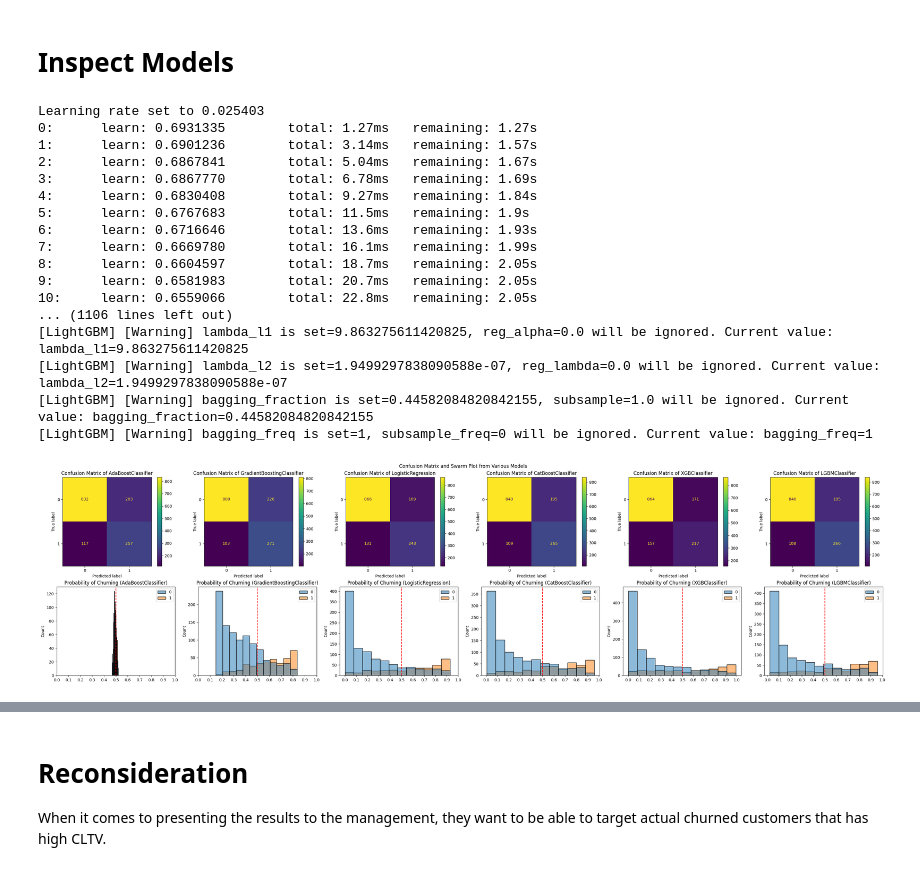
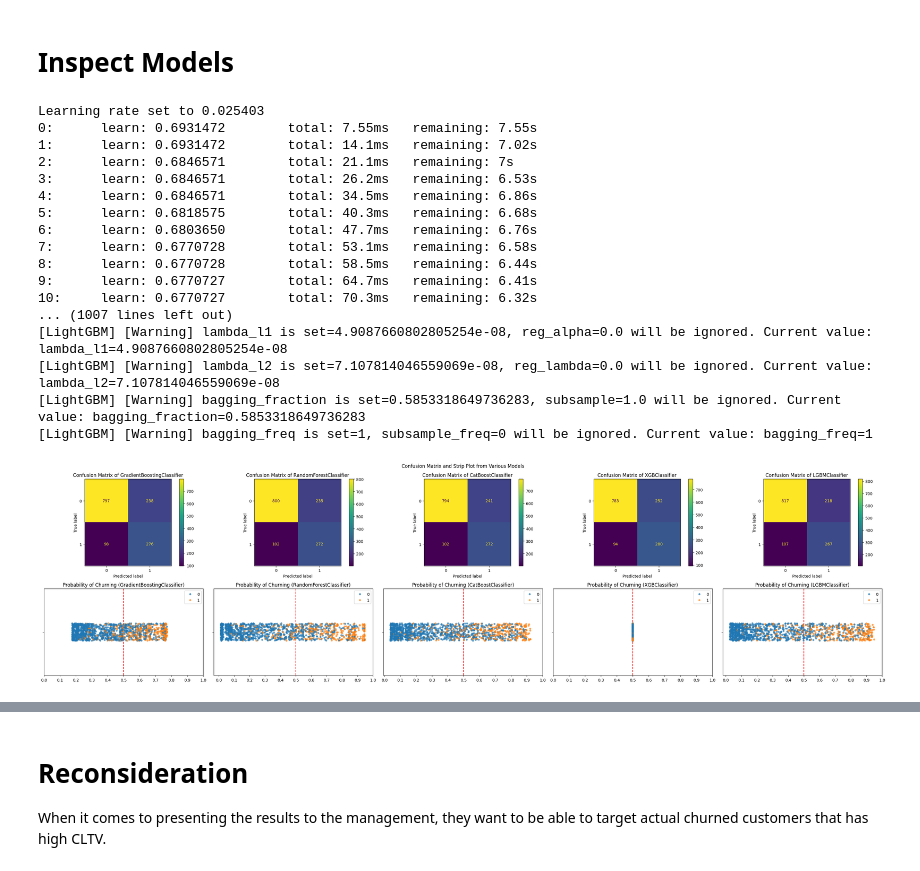
Before and after one commit to marcellinus-witarsah/data-challenge-dsw-2023, a Jupyter notebook: notebooks/03_churn_model.ipynb, the cells around one changed output, grey strips where cells are left out. Drawn from its saved outputs; the diff is of its cells as text; code cells hidden in the pictures.

```diff
--- a/notebooks/03_churn_model.ipynb
+++ b/notebooks/03_churn_model.ipynb
@@ -276,3 +277,12 @@ fig.tight_layout()
 3. People who's monthly purchase is around **125K** and didn't use the internet service for any of the products has more change of churning
 # %% [markdown]
 Users who churned they don't use the internet service for accessing those products
+# %%
+def check_internet_service(row):
+    if row['Games Product'] == "No internet service"\
+        and row['Music Product'] == "No internet service"\
+        and row['Education Product'] == "No internet service"\
+        and row['Video Product'] == "No internet service"\
+        and row['Use MyApp'] == "No internet service":
+        return 0
+    else: return 1
@@ -697,14 +756,19 @@ df["Products Used"] = df[["Games Product", "Music Product", "Education Product",
         + uses_internet_for_product(x["Music Product"])
         + uses_internet_for_product(x["Education Product"])
         + uses_internet_for_product(x["Video Product"])
-        + uses_internet_for_product(x["Use MyApp"]), axis=1)
+        + uses_internet_for_product(x["Use MyApp"]), axis=1)  # feature engineering
 df["Monthly Purchase Per Item"] = df[["Monthly Purchase (Thou. IDR)", "Products Used"]]\
-    .apply(lambda x: x["Monthly Purchase (Thou. IDR)"] / x["Products Used"] if x["Products Used"] > 0 else x["Monthly Purchase (Thou. IDR)"], axis=1)
+    .apply(lambda x: x["Monthly Purchase (Thou. IDR)"] / x["Products Used"] if x["Products Used"] > 0 else x["Monthly Purchase (Thou. IDR)"], axis=1)  # feature engineering
 df["Total Purchase"] = df["Tenure Months"] * df["Monthly Purchase (Thou. IDR)"]  # feature engineering
 df["Total Purchase Per Item"] = df["Tenure Months"] * df["Monthly Purchase Per Item"]  # feature engineering
 df = df.drop(columns=["Customer ID", "Location", "Longitude", "Latitude", "CLTV (Predicted Thou. IDR)", "Products Used"])  # drop unimportant data
 X, y = pd.get_dummies(df.drop(columns=["Churn Label"]), dtype=int), df["Churn Label"]  # split data
 X_train, X_test, y_train, y_test = train_test_split(X, y, test_size=0.2, random_state=42, stratify=y, shuffle=True)
+
+# Oversampling
+# ========================================
+oversampler = SVMSMOTE(random_state=42)
+X_train, y_train = oversampler.fit_resample(X_train, y_train)
 
 # Scale data
 # ========================================
@@ -714,6 +778,9 @@ X_test = scaler.transform(X_test)
 
 models = [
     LogisticRegression(random_state=42, max_iter=200),
+    SVC(random_state=42),
+    KNeighborsClassifier(),
+    GaussianNB(),
     DecisionTreeClassifier(random_state=42),
     RandomForestClassifier(random_state=42),
     AdaBoostClassifier(random_state=42),
@@ -732,22 +799,23 @@ roc_aucs = []
 for model in models:
     # Cross Validation
     # ========================================
-    cv = StratifiedShuffleSplit(n_splits=5,  test_size=0.2, random_state=42)
-    score = cross_val_score(model, X_train, y_train, cv=cv, scoring='f1')
-    f1s.append(score.mean())
+    cv = StratifiedShuffleSplit(n_splits=10,  test_size=0.2, random_state=42)
+    score = cross_val_score(model, X_train, y_train, cv=cv, scoring='roc_auc')
+    roc_aucs.append(score.mean())
     print(f"{model.__class__.__name__} done")
 
 
 df_model = pd.DataFrame(
     {
         "Model": [model.__class__.__name__ for model in models],
-        "F1 Score": f1s,
+        "ROC AUC": roc_aucs,
     }
-).set_index("Model")
+).set_index("Model").sort_values(by="ROC AUC")
 
 # plot the f1 score comparison
-df_model.sort_values(by="F1 Score").plot.barh()
-plt.title("F1 Score from Each Model")
+df_model.plot.barh()
+plt.title("ROC AUC from Each Model")
 plt.legend(loc="lower left")
 plt.show()
+display(df_model)
 # %% [output]
@@ -1851,52 +1472,52 @@ for i, (model, params) in enumerate(pair_model_params):
     # Create Model and Predict
     # ==============================================
     model = model(**params)
     model.fit(X_train, y_train)
 
     # Predict
     # ==============================================
     y_pred_proba = model.predict_proba(X_test)
     y_pred = [1 if prob > threshold else 0 for prob in y_pred_proba[:,1]]
 
     recalls.append(recall_score(y_test, y_pred))
     precisions.append(precision_score(y_test, y_pred))
     f1s.append(f1_score(y_test, y_pred))
     roc_aucs.append(roc_auc_score(y_test, y_pred))
     models.append(model.__class__.__name__)
 
     # confusion matrix
     cm = confusion_matrix(y_test, y_pred, labels=model.classes_)
     cmp = ConfusionMatrixDisplay(confusion_matrix=cm, display_labels=model.classes_)
     cmp.plot(ax=ax[0][i])
     ax[0][i].set_title(f"Confusion Matrix of {model.__class__.__name__}")
 
-    # swarm plot
-    sns.histplot(x=y_pred_proba[:, 1], hue=y_test.tolist(), ax=ax[1][i])
+    # Stripplot plot
+    sns.stripplot(x=y_pred_proba[:, 1], hue=y_test.tolist(), ax=ax[1][i], alpha=0.7)
     ax[1][i].set_title(f"Probability of Churning ({model.__class__.__name__})")
     ax[1][i].axvline(threshold, label="Threshold", color="red", linestyle="--")
     ax[1][i].set_xticks(np.arange(0, 1.001, 0.1))
 
-fig.suptitle("Confusion Matrix and Swarm Plot from Various Models")
+fig.suptitle("Confusion Matrix and Strip Plot from Various Models")
 fig.tight_layout()
 # %% [output]
 Learning rate set to 0.025403
-0:      learn: 0.6931335        total: 1.27ms   remaining: 1.27s
-1:      learn: 0.6901236        total: 3.14ms   remaining: 1.57s
-2:      learn: 0.6867841        total: 5.04ms   remaining: 1.67s
-3:      learn: 0.6867770        total: 6.78ms   remaining: 1.69s
-4:      learn: 0.6830408        total: 9.27ms   remaining: 1.84s
-5:      learn: 0.6767683        total: 11.5ms   remaining: 1.9s
-6:      learn: 0.6716646        total: 13.6ms   remaining: 1.93s
-7:      learn: 0.6669780        total: 16.1ms   remaining: 1.99s
-8:      learn: 0.6604597        total: 18.7ms   remaining: 2.05s
-9:      learn: 0.6581983        total: 20.7ms   remaining: 2.05s
-10:     learn: 0.6559066        total: 22.8ms   remaining: 2.05s
-... (1106 lines left out)
-[LightGBM] [Warning] lambda_l1 is set=9.863275611420825, reg_alpha=0.0 will be ignored. Current value: lambda_l1=9.863275611420825
-[LightGBM] [Warning] lambda_l2 is set=1.9499297838090588e-07, reg_lambda=0.0 will be ignored. Current value: lambda_l2=1.9499297838090588e-07
-[LightGBM] [Warning] bagging_fraction is set=0.44582084820842155, subsample=1.0 will be ignored. Current value: bagging_fraction=0.44582084820842155
+0:      learn: 0.6931472        total: 7.55ms   remaining: 7.55s
+1:      learn: 0.6931472        total: 14.1ms   remaining: 7.02s
+2:      learn: 0.6846571        total: 21.1ms   remaining: 7s
+3:      learn: 0.6846571        total: 26.2ms   remaining: 6.53s
+4:      learn: 0.6846571        total: 34.5ms   remaining: 6.86s
+5:      learn: 0.6818575        total: 40.3ms   remaining: 6.68s
+6:      learn: 0.6803650        total: 47.7ms   remaining: 6.76s
+7:      learn: 0.6770728        total: 53.1ms   remaining: 6.58s
+8:      learn: 0.6770728        total: 58.5ms   remaining: 6.44s
+9:      learn: 0.6770727        total: 64.7ms   remaining: 6.41s
+10:     learn: 0.6770727        total: 70.3ms   remaining: 6.32s
+... (1007 lines left out)
+[LightGBM] [Warning] lambda_l1 is set=4.9087660802805254e-08, reg_alpha=0.0 will be ignored. Current value: lambda_l1=4.9087660802805254e-08
+[LightGBM] [Warning] lambda_l2 is set=7.107814046559069e-08, reg_lambda=0.0 will be ignored. Current value: lambda_l2=7.107814046559069e-08
+[LightGBM] [Warning] bagging_fraction is set=0.5853318649736283, subsample=1.0 will be ignored. Current value: bagging_fraction=0.5853318649736283
 [LightGBM] [Warning] bagging_freq is set=1, subsample_freq=0 will be ignored. Current value: bagging_freq=1
-[figure, old version]
+[figure, new version]
 # %%
 pd.DataFrame({
     "Model": models,
```
Also changed, not shown: parts of 46 cells of this notebook, 4 other files.
